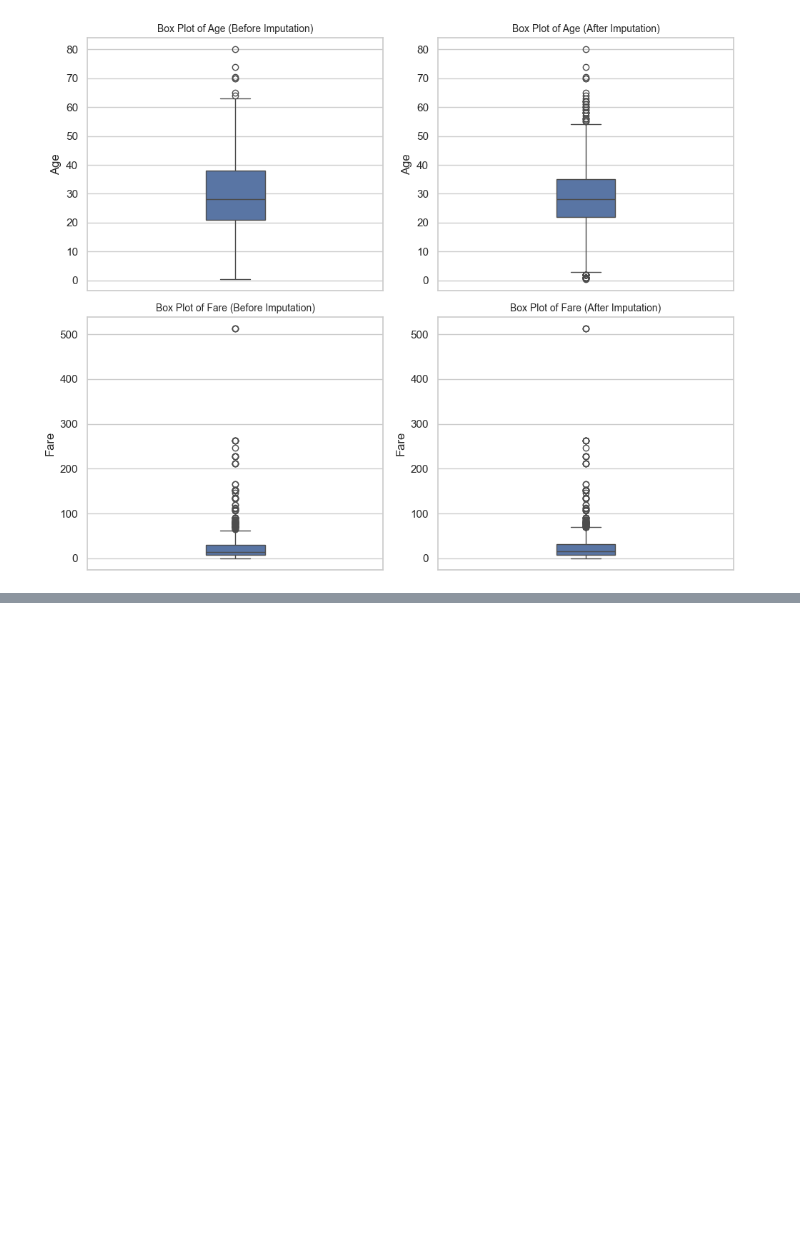
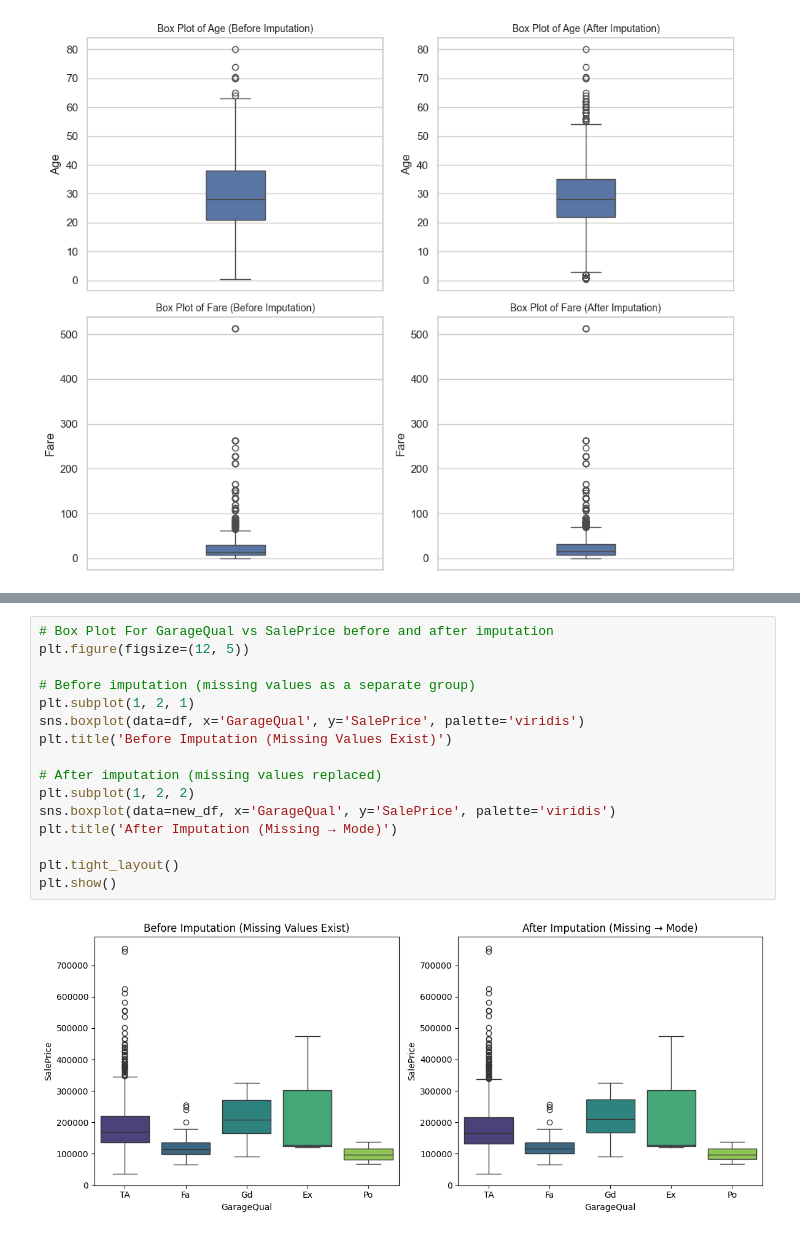
Before and after one commit to SumanGouda/Scikit-Learn-, a Jupyter notebook: DATA PROCESSING/Handling Missing Values.ipynb, the cells around one changed output, grey strips where cells are left out. Cells and saved outputs as stored; diff of their text form; blank space fills up the shorter version.

```diff
--- a/DATA PROCESSING/Handling Missing Values.ipynb
+++ b/DATA PROCESSING/Handling Missing Values.ipynb
@@ -103,0 +190,18 @@ plt.show()
+# %%
+# Box Plot For GarageQual vs SalePrice before and after imputation
+plt.figure(figsize=(12, 5))
+
+# Before imputation (missing values as a separate group)
+plt.subplot(1, 2, 1)
+sns.boxplot(data=df, x='GarageQual', y='SalePrice', palette='viridis')
+plt.title('Before Imputation (Missing Values Exist)')
+
+# After imputation (missing values replaced)
+plt.subplot(1, 2, 2)
+sns.boxplot(data=new_df, x='GarageQual', y='SalePrice', palette='viridis')
+plt.title('After Imputation (Missing → Mode)')
+
+plt.tight_layout()
+plt.show()
+# %% [output]
+[figure, added]
```
Also changed, not shown: parts of 10 cells of this notebook.
